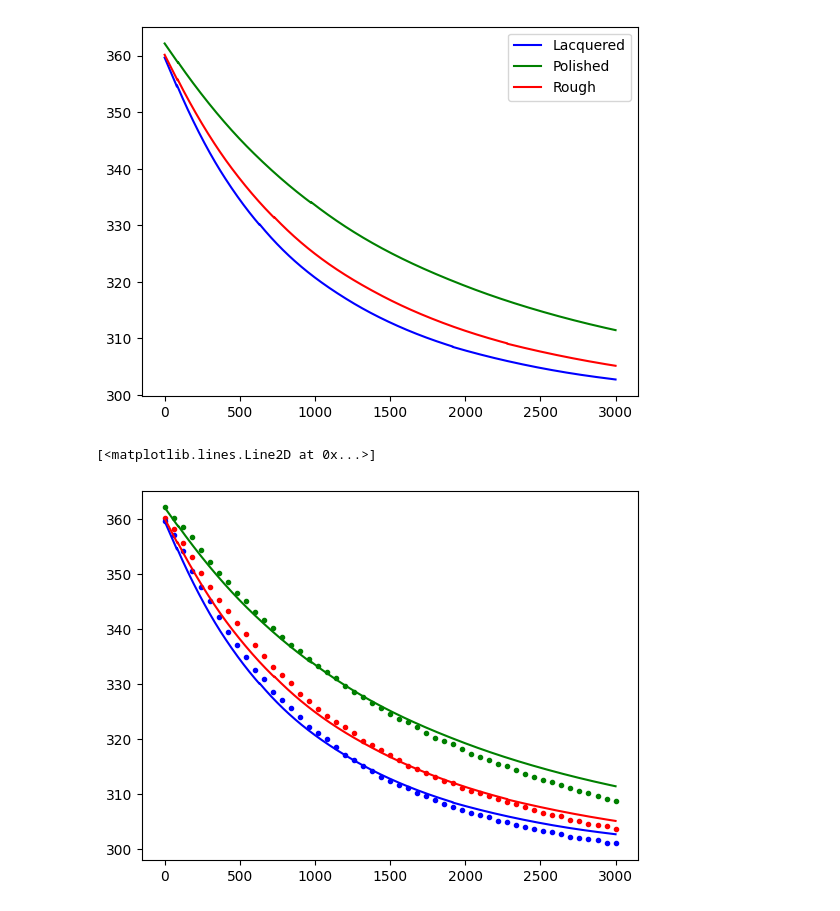
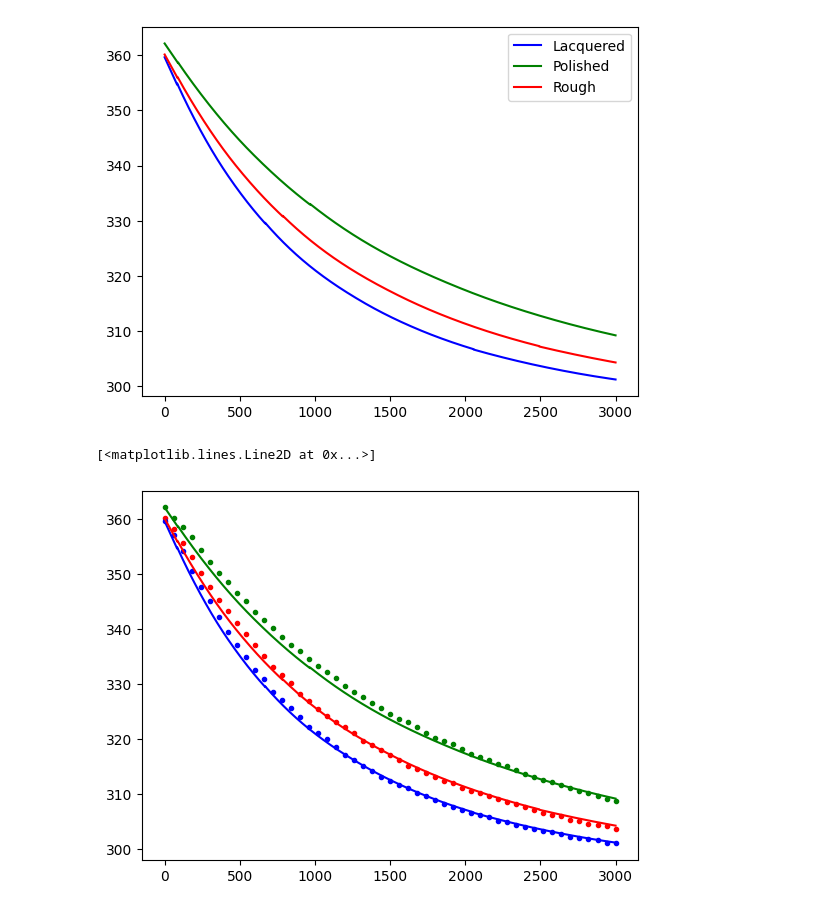
Before and after one commit to loganmachale/Modelling-Cooling-Mechanisms, a Jupyter notebook: simulationModel.ipynb, the cells around one changed output. Saved outputs shown, nothing was run; the diff lists cells and outputs as text; code cells hidden in the pictures.

```diff
--- a/simulationModel.ipynb
+++ b/simulationModel.ipynb
@@ -5,13 +5,13 @@ import matplotlib.pyplot as plt
 
 sigma = 5.670374419E-8
 
-emmL = 0.9
-emmP = 0.05
-emmR = 0.6
+emmL = 0.7
+emmP = 0.03
+emmR = 0.4
 
 rhoAl = 2710
 hcAl = 897
-Tamb = 25 + 273.15
+Tamb = 22 + 273.15
 
 radL = 12.55E-3
 radP = 12.95E-3
@@ -65,34 +65,34 @@ def dydt_arr(t, y_arr, M, e, A, r):
     equations for use in the scipy numerical integration function"""
 
     T = y_arr[0]
 
     # dT/dt
     return np.array([(-A * e * sigma * T ** 4 - 1.32 * h(T, Tamb, r) * A * (T - Tamb) + A * e * sigma * Tamb ** 4) / (M * hcAl)])
 
 t_0 = 0
 t_f = 3000
 steps = int(1E5)
 t_arr = np.linspace(t_0, t_f, steps)
 
 solarr = []
 
 for i in range(3):
     sol = integrate.solve_ivp(dydt_arr, (t_0, t_f),
                                 y_0arr[i],
                                 method='LSODA',
                                 t_eval=t_arr,
                                 args=carrAll[i])
 
     solT = sol['y'][0]
     solarr.append(solT)
 
 plt.plot(t_arr, solarr[0], "b")
 plt.plot(t_arr, solarr[1], "g")
 plt.plot(t_arr, solarr[2], "r")
 plt.legend(['Lacquered', 'Polished', 'Rough'])
 plt.show()
 # %% [output]
-[figure, old version]
+[figure, new version]
 # %%
 fname = 'experimentdata.csv'
 colours = ["r.", "g.", "b."]
@@ -109,4 +109,4 @@ plt.plot(t_arr, solarr[1], "g")
 plt.plot(t_arr, solarr[2], "r")
 # %% [output]
 [<matplotlib.lines.Line2D at 0x...>]
-[figure, old version]
+[figure, new version]
```
